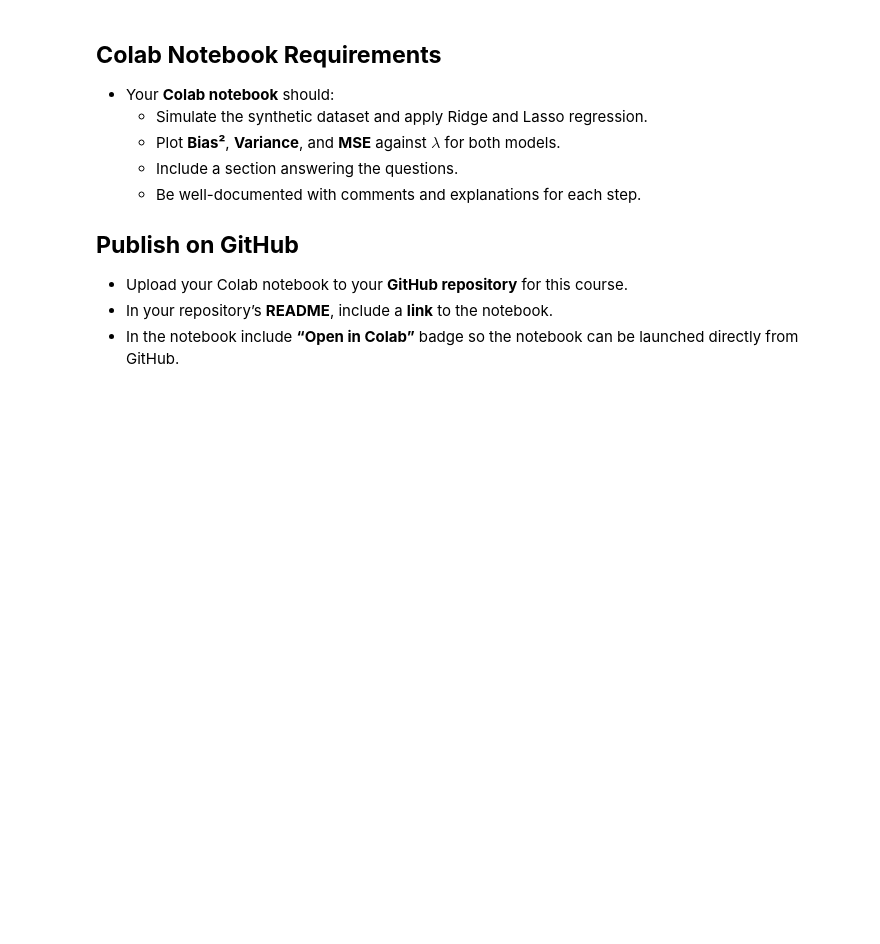
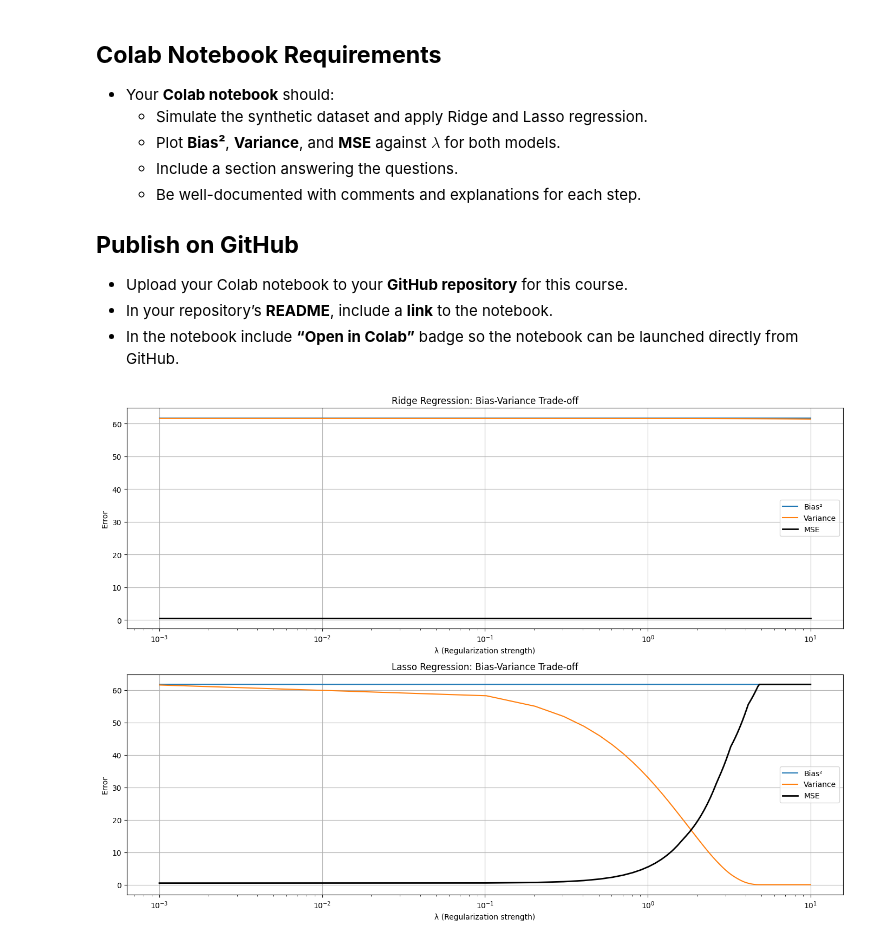
Before and after one commit to MichalSlowakiewicz/Machine-Learning, a Jupyter notebook: Homework4.ipynb, the cells around one changed output. Drawn from its saved outputs; the diff is of its cells as text; code cells hidden in the pictures; blank space fills up the shorter version.

```diff
--- a/Homework4.ipynb
+++ b/Homework4.ipynb
@@ -52,3 +52,98 @@ In this assignment, you will explore how **Ridge** and **Lasso** regression intr
 - Upload your Colab notebook to your **GitHub repository** for this course.
 - In your repository’s **README**, include a **link** to the notebook.
 - In the notebook include **“Open in Colab”** badge so the notebook can be launched directly from GitHub.
+# %%
+import numpy as np
+import pandas as pd
+import matplotlib.pyplot as plt
+from sklearn.linear_model import Ridge, Lasso
+from sklearn.metrics import mean_squared_error
+from sklearn.model_selection import train_test_split
+
+### defining functions for calculating bias and variance
+def bias_variance(model, X_test, y_test):
+    predictions = model.predict(X_test)
+    bias2 = np.mean((y_test - np.mean(predictions))**2)
+    variance = np.var(predictions)
+    return bias2, variance
+
+
+### generating dataset with desired assumptions
+np.random.seed(42)
+
+# only 5 of real coefficients aren't equal to 0
+real_coefficients = np.zeros(50)
+real_coefficients[:5] = np.random.uniform(1, 5, size=5)
+
+# generating 10000x50 matrix with numbers from N(0,1) distribution
+X = np.random.randn(10000, 50)
+
+# generating response vector with random error
+y = X @ real_coefficients + np.random.randn(10000) * 0.7
+
+### calculating MSE, bias^2, variance for Lasso and Ridge methods
+
+# set of lambdas
+lambdas = np.linspace(0.001, 10, 100)
+
+mse_lasso = []
+bias2_lasso = []
+variance_lasso = []
+
+mse_ridge = []
+bias2_ridge = []
+variance_ridge = []
+
+# splitting dataset into test/train parts
+X_train, X_test, y_train, y_test = train_test_split(X, y, test_size=0.3, random_state=42)
+
+for l in lambdas:
+  ridge = Ridge(alpha=l)
+  lasso = Lasso(alpha=l, max_iter = 10000)
+
+  ridge.fit(X_train, y_train)
+  lasso.fit(X_train, y_train)
+
+  ridge_predictions = ridge.predict(X_test)
+  lasso_predictions = lasso.predict(X_test)
+
+  mse_ridge.append(mean_squared_error(y_test, ridge_predictions))
+  mse_lasso.append(mean_squared_error(y_test, lasso_predictions))
+
+  bias2ridge, varianceridge = bias_variance(ridge, X_test, y_test)
+  bias2_ridge.append(bias2ridge)
+  variance_ridge.append(varianceridge)
+
+  bias2lasso, variancelasso = bias_variance(lasso, X_test, y_test)
+  bias2_lasso.append(bias2lasso)
+  variance_lasso.append(variancelasso)
+
+
+plt.figure(figsize=(14, 10))
+
+# Ridge plots
+plt.subplot(2, 1, 1)
+plt.semilogx(lambdas, bias2_ridge, label='Bias²')
+plt.semilogx(lambdas, variance_ridge, label='Variance')
+plt.semilogx(lambdas, mse_ridge, label='MSE', linewidth=2, color='black')
+plt.title('Ridge Regression: Bias-Variance Trade-off')
+plt.xlabel('λ')
+plt.ylabel('Error')
+plt.legend()
+plt.grid(True)
+
+# Lasso plots
+plt.subplot(2, 1, 2)
+plt.semilogx(lambdas, bias2_lasso, label='Bias²')
+plt.semilogx(lambdas, variance_lasso, label='Variance')
+plt.semilogx(lambdas, mse_lasso, label='MSE', linewidth=2, color='black')
+plt.title('Lasso Regression: Bias-Variance Trade-off')
+plt.xlabel('λ')
+plt.ylabel('Error')
+plt.legend()
+plt.grid(True)
+
+plt.tight_layout()
+plt.show()
+# %% [output]
+[figure, added]
```
